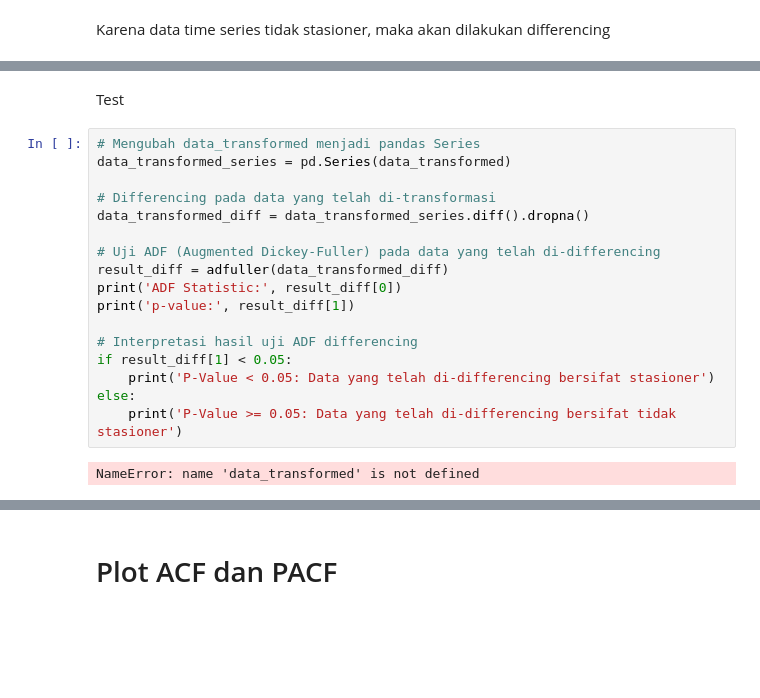
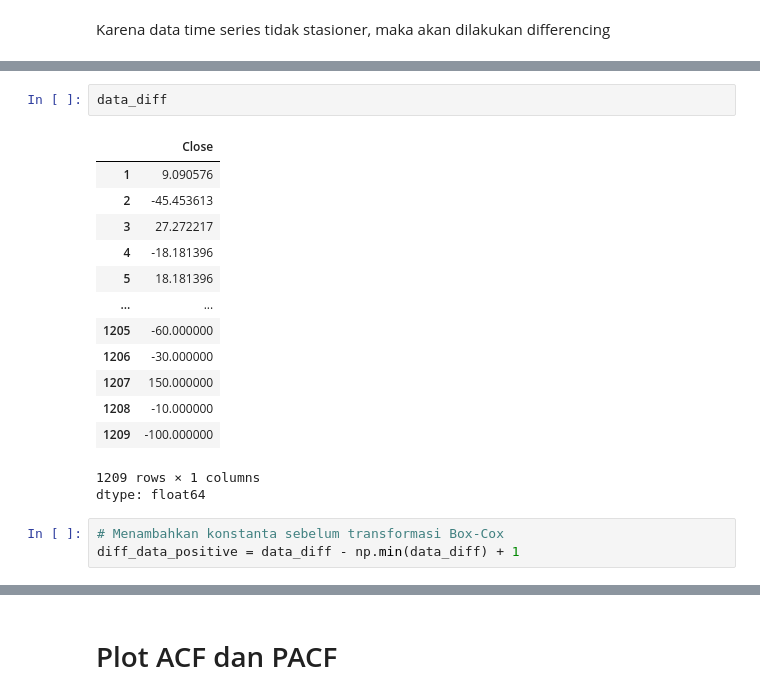
Before and after one commit to adistyadito/BBRI-BoxJenkins, a Jupyter notebook: adwadw.ipynb, the cells around one changed output, grey strips where cells are left out. Drawn from its saved outputs; the diff is of its cells as text; blank space fills up the shorter version.

```diff
--- a/adwadw.ipynb
+++ b/adwadw.ipynb
@@ -227,21 +158,20 @@ Deret waktu stasioner (tolak hipotesis nol)
-# %% [markdown]
-Test
-# %%
-# Mengubah data_transformed menjadi pandas Series
-data_transformed_series = pd.Series(data_transformed)
-
-# Differencing pada data yang telah di-transformasi
-data_transformed_diff = data_transformed_series.diff().dropna()
-
-# Uji ADF (Augmented Dickey-Fuller) pada data yang telah di-differencing
-result_diff = adfuller(data_transformed_diff)
-print('ADF Statistic:', result_diff[0])
-print('p-value:', result_diff[1])
-
-# Interpretasi hasil uji ADF differencing
-if result_diff[1] < 0.05:
-    print('P-Value < 0.05: Data yang telah di-differencing bersifat stasioner')
-else:
-    print('P-Value >= 0.05: Data yang telah di-differencing bersifat tidak stasioner')
-# %% [output]
-NameError: name 'data_transformed' is not defined
+# %%
+data_diff
+# %% [output]
+|  | Close |
+| 1 | 9.090576 |
+| 2 | -45.453613 |
+| 3 | 27.272217 |
+| 4 | -18.181396 |
+| 5 | 18.181396 |
+| ... | ... |
+| 1205 | -60.000000 |
+| 1206 | -30.000000 |
+| 1207 | 150.000000 |
+| 1208 | -10.000000 |
+| 1209 | -100.000000 |
+1209 rows × 1 columns
+dtype: float64
+# %%
+# Menambahkan konstanta sebelum transformasi Box-Cox
+diff_data_positive = data_diff - np.min(data_diff) + 1
```
Also changed, not shown: parts of 31 cells of this notebook.
